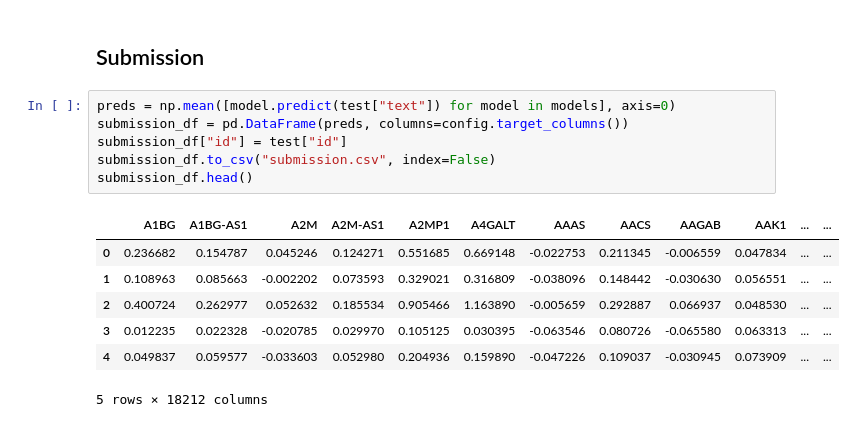
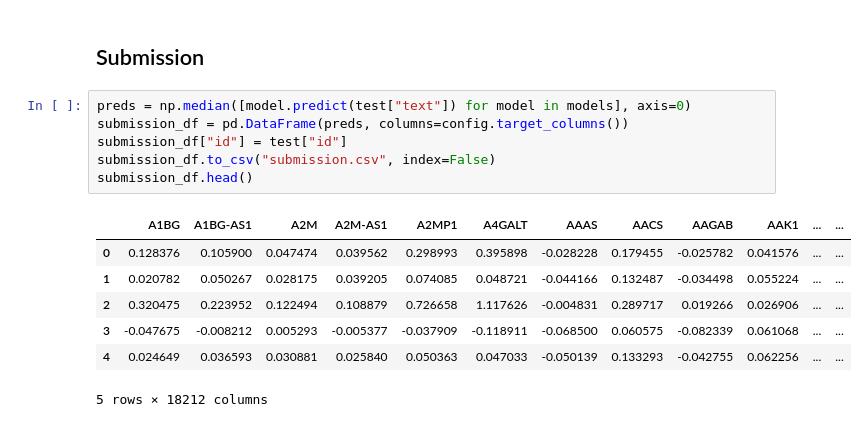
Before and after one commit to LoniQin/kaggle-notebooks, a Jupyter notebook: single-cell-perturbation-with-conv1d.ipynb, the cells around one changed output. Cells and saved outputs as stored; diff of their text form.

```diff
--- a/single-cell-perturbation-with-conv1d.ipynb
+++ b/single-cell-perturbation-with-conv1d.ipynb
@@ -206,16 +206,16 @@ OOF:1.1706088304519653
 # %% [markdown]
 ## Submission
 # %%
-preds = np.mean([model.predict(test["text"]) for model in models], axis=0)
+preds = np.median([model.predict(test["text"]) for model in models], axis=0)
 submission_df = pd.DataFrame(preds, columns=config.target_columns())
 submission_df["id"] = test["id"]
 submission_df.to_csv("submission.csv", index=False)
 submission_df.head()
 # %% [output]
 |  | A1BG | A1BG-AS1 | A2M | A2M-AS1 | A2MP1 | A4GALT | AAAS | AACS | AAGAB | AAK1 | ... | ... |
-| 0 | 0.236682 | 0.154787 | 0.045246 | 0.124271 | 0.551685 | 0.669148 | -0.022753 | 0.211345 | -0.006559 | 0.047834 | ... | ... |
-| 1 | 0.108963 | 0.085663 | -0.002202 | 0.073593 | 0.329021 | 0.316809 | -0.038096 | 0.148442 | -0.030630 | 0.056551 | ... | ... |
-| 2 | 0.400724 | 0.262977 | 0.052632 | 0.185534 | 0.905466 | 1.163890 | -0.005659 | 0.292887 | 0.066937 | 0.048530 | ... | ... |
-| 3 | 0.012235 | 0.022328 | -0.020785 | 0.029970 | 0.105125 | 0.030395 | -0.063546 | 0.080726 | -0.065580 | 0.063313 | ... | ... |
-| 4 | 0.049837 | 0.059577 | -0.033603 | 0.052980 | 0.204936 | 0.159890 | -0.047226 | 0.109037 | -0.030945 | 0.073909 | ... | ... |
+| 0 | 0.128376 | 0.105900 | 0.047474 | 0.039562 | 0.298993 | 0.395898 | -0.028228 | 0.179455 | -0.025782 | 0.041576 | ... | ... |
+| 1 | 0.020782 | 0.050267 | 0.028175 | 0.039205 | 0.074085 | 0.048721 | -0.044166 | 0.132487 | -0.034498 | 0.055224 | ... | ... |
+| 2 | 0.320475 | 0.223952 | 0.122494 | 0.108879 | 0.726658 | 1.117626 | -0.004831 | 0.289717 | 0.019266 | 0.026906 | ... | ... |
+| 3 | -0.047675 | -0.008212 | 0.005293 | -0.005377 | -0.037909 | -0.118911 | -0.068500 | 0.060575 | -0.082339 | 0.061068 | ... | ... |
+| 4 | 0.024649 | 0.036593 | 0.030881 | 0.025840 | 0.050363 | 0.047033 | -0.050139 | 0.133293 | -0.042755 | 0.062256 | ... | ... |
 5 rows × 18212 columns
```
Also changed, not shown: parts of 2 cells of this notebook.
